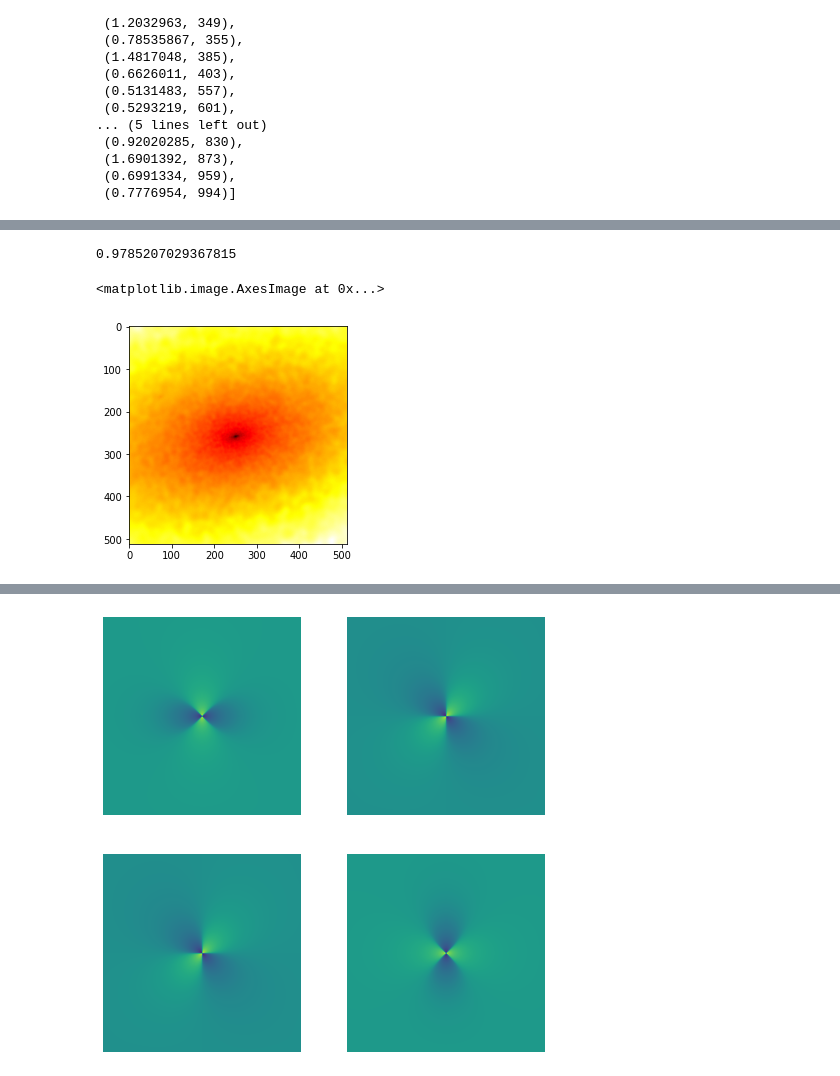
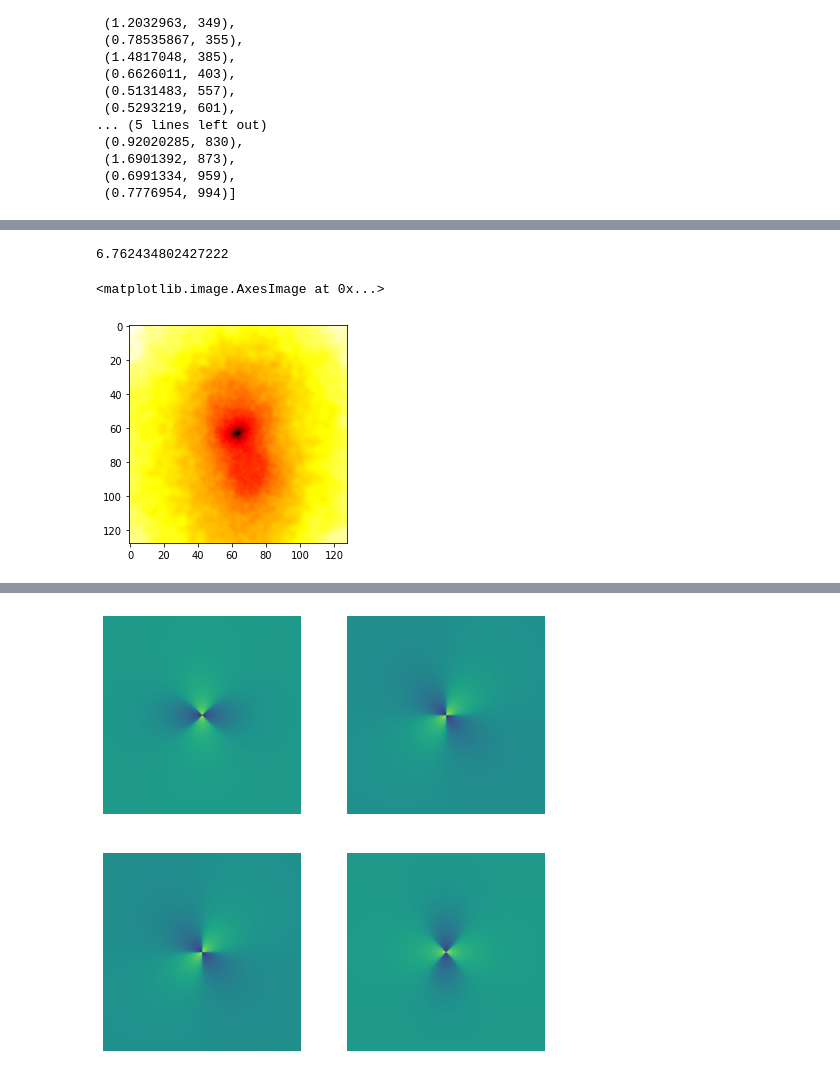
Before and after one commit to AlexandreAdam/Censai, a Jupyter notebook: notebooks/cosmos_dataset.ipynb, the cells around one changed output, grey strips where cells are left out. Cells and saved outputs as stored; diff of their text form; code cells hidden in the pictures.

```diff
--- a/notebooks/cosmos_dataset.ipynb
+++ b/notebooks/cosmos_dataset.ipynb
@@ -109,7 +117,7 @@ raw_datapath = "/home/aadam/scratch/data/COSMOS/COSMOS_25.2_training_sample"
 tfrecords_datapath = "/home/aadam/scratch/Censai/data/cosmos_25.2/"
 sample_tfrecord = os.path.join(tfrecords_datapath, "cosmos_record_80.tfrecords")
 
-kappa_datapath = "/home/aadam/scratch/Censai/data/kappa612_200kpc_64neighbors/"
+kappa_datapath = "/home/aadam/scratch/Censai/data/kappa228_TNG100_512/"
 # %%
 galaxy_data = tf.data.TFRecordDataset(sample_tfrecord).map(decode).map(preprocess)
 galaxies = []
@@ -272,18 +287,18 @@ plt.hist(number_in_money);
 # %%
 shift_center = [0, 0] # max 50 pixel shift
-kap = kappa_data[kap_id][0].data[50 + shift_center[0]: -(50 - shift_center[0]), 50 + shift_center[1]: -(50 - shift_center[1])][np.newaxis, ..., np.newaxis]
+kap = 12 * kappa_data[kap_id][0].data[50 + shift_center[0]: -(50 - shift_center[0]), 50 + shift_center[1]: -(50 - shift_center[1])][np.newaxis, ..., np.newaxis]
 
 # M = 0.05 * kappa_data[kap_id]["PRIMARY"].header["CUTMASS"] * 1e10 * M_sun  # one very rought estimate of M(theta_E)
 physical_fov = 0.18595909 * u.Mpc # in comoving coordinates
 # M = np.sum(kap[kap > 1]) * 1e10*M_sun / u.Mpc**2 * (physical_fov)**2  # Estimate of M(theta_E)
-M = np.sum(kap[kap > 1]) * sigma_crit * (physical_fov/512)**2
+M = np.sum(kap[kap > 1]) * sigma_crit * (physical_fov/kap.shape[1])**2
 theta_e = (np.sqrt(4 * G / c**2 * M * Dds / Ds / Dd).decompose() * u.rad).to(u.arcsec).value
 print(theta_e)
 plt.imshow(kap[0, ..., 0], cmap="hot_r", norm=ImageNormalize(stretch=LogStretch()))
 # %% [output]
-0.9785207029367815
+6.762434802427222
 <matplotlib.image.AxesImage at 0x...>
-[figure, old version]
+[figure, new version]
 # %%
 image_fov = 20
 source = window * galaxies[gal_id][np.newaxis, ...]
```
Also changed, not shown: parts of 18 cells of this notebook, 7 other files.
